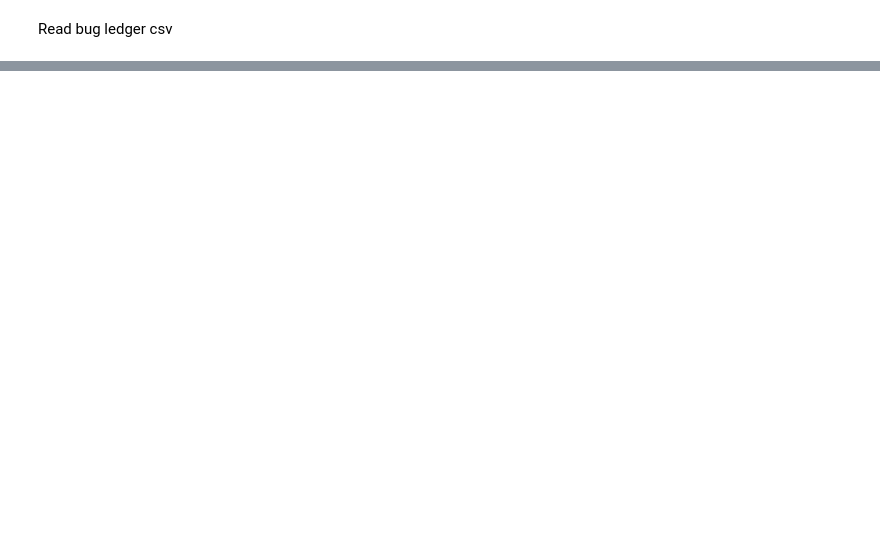
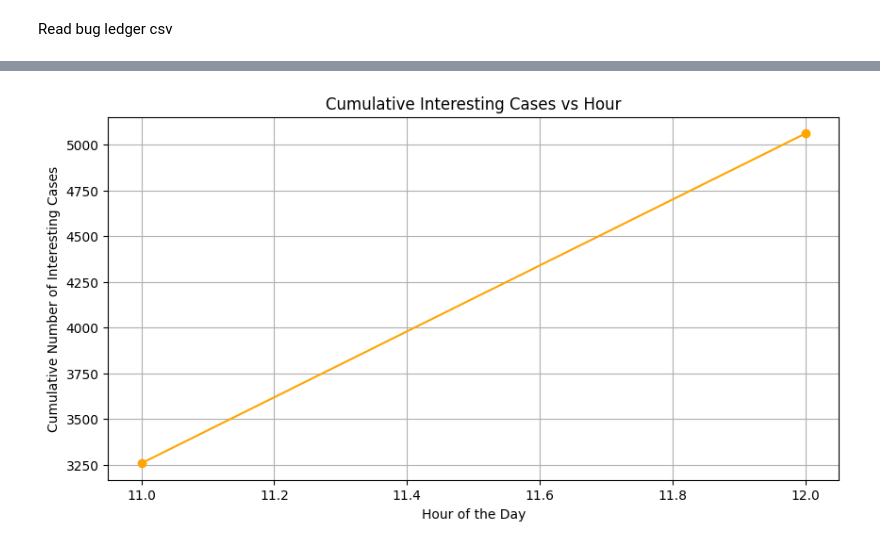
Before and after one commit to BoweiDu01/grp1-software-testing-project, a Jupyter notebook: evaluation.ipynb, the cells around one changed output, grey strips where cells are left out. Drawn from its saved outputs; the diff is of its cells as text; code cells hidden in the pictures; blank space fills up the shorter version.

```diff
--- a/evaluation.ipynb
+++ b/evaluation.ipynb
@@ -123,0 +147,19 @@ display(df2)
+# %%
+# Convert timestamp to datetime if not already
+df2['datetime'] = pd.to_datetime(df2['timestamp'], unit='s')
+df2['hour'] = df2['datetime'].dt.hour
+
+# Cumulative interesting cases by time
+df2['cumulative_by_time'] = df2['is_interesting'].cumsum()
+# Optional: plot per hour
+hourly_cumulative = df2.groupby('hour')['is_interesting'].sum().cumsum()
+
+plt.figure(figsize=(10,5))
+plt.plot(hourly_cumulative.index, hourly_cumulative.values, marker='o', color='orange')
+plt.xlabel('Hour of the Day')
+plt.ylabel('Cumulative Number of Interesting Cases')
+plt.title('Cumulative Interesting Cases vs Hour')
+plt.grid(True)
+plt.show()
+# %% [output]
+[figure, added]
```
Also changed, not shown: parts of 11 cells of this notebook, 10 other files.
